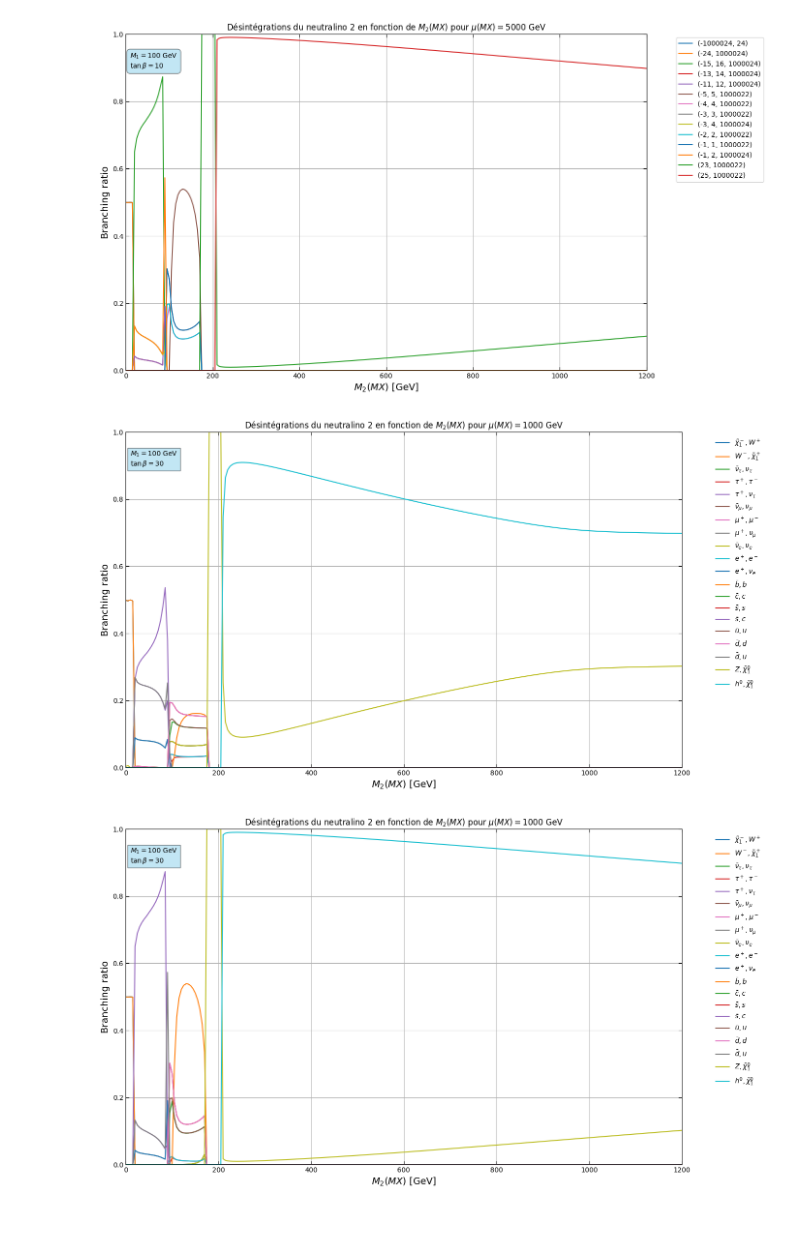
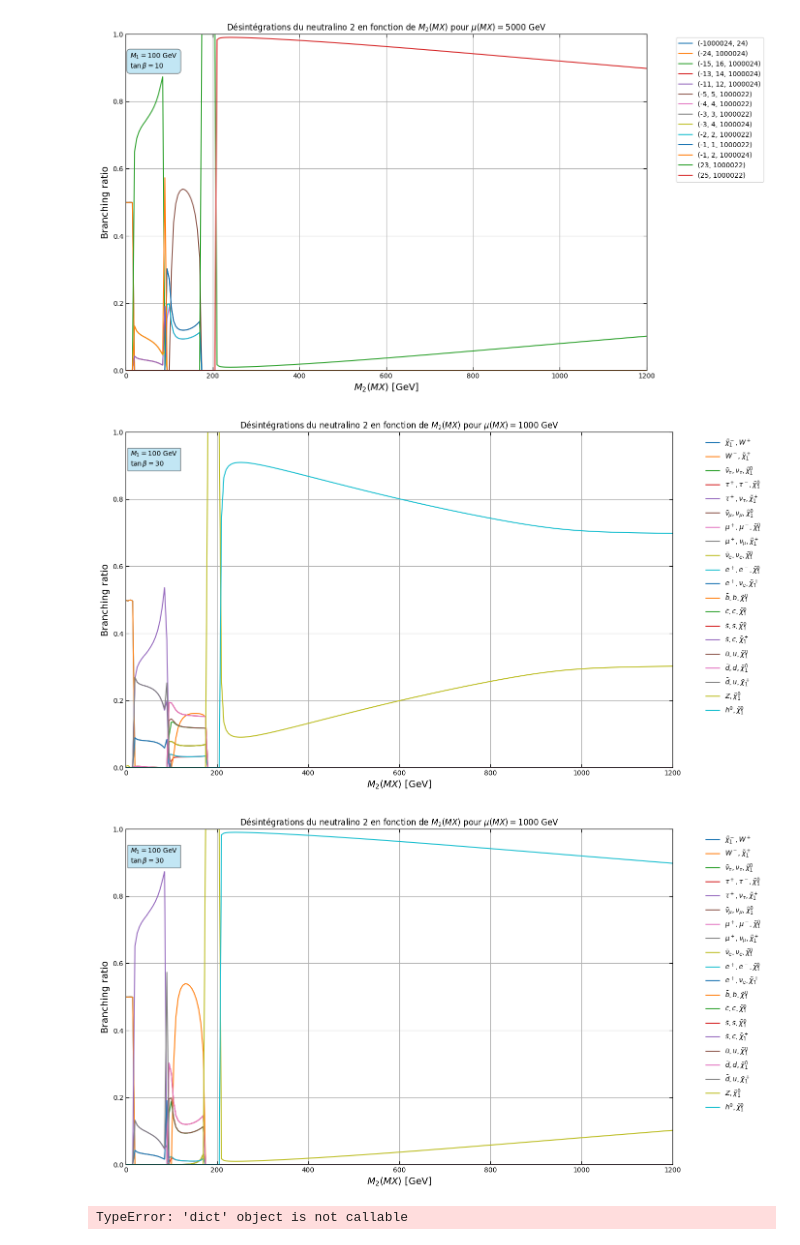
Before and after one commit to Ryudoro/softsusy, a Jupyter notebook: analysis/figure1.ipynb, the cells around one changed output. Saved outputs shown, nothing was run; the diff lists cells and outputs as text; code cells hidden in the pictures.

```diff
--- a/analysis/figure1.ipynb
+++ b/analysis/figure1.ipynb
@@ -267,28 +267,32 @@ particles_names = particles_names()
 # %%
 # Convert the column names of pivot_data_1000 for LaTeX display
 def latex_decay_products_to_names(decay_tuple_str):
     return tuple(particles_names.get(int(pid.strip()), pid.strip()) for pid in decay_tuple_str.strip('()').split(','))
 
 pivot_data_1000.columns = [latex_decay_products_to_names(str(col)) for col in pivot_data_1000.columns]
 
 # Redefine the plotting function with the column names adjusted
 fig = plt.figure(figsize=(14, 8))
 for column in pivot_data_1000.columns:
-    plt.plot(pivot_data_1000.index, pivot_data_1000[column], label=f"${column[0]}, {column[1]}$")
+    #plt.plot(pivot_data_1000.index, pivot_data_1000[column], label=f"${column[0]}, {column[1]}$")
+    if len(column) == 2:
+        plt.plot(pivot_data_1000.index, pivot_data_1000[column], label=f"${column[0]}, {column[1]}$")
+    if len(column) == 3:
+        plt.plot(pivot_data_1000.index, pivot_data_1000[column], label=f"${column[0]}, {column[1]}, {column[2]}$")
 
 plt.text(10, 0.9, r'$M_1 = 100$ GeV' + '\n' + r'$\tan\beta=30$', fontsize=10, bbox=dict(facecolor='skyblue', alpha=0.5))
 plt.title(r'Désintégrations du neutralino 2 en fonction de $M_2(MX)$ pour $\mu(MX) = 1000$ GeV')
 plt.xlabel(r'$M_2(MX)$ [GeV]', fontsize=14)
 plt.ylabel('Branching ratio', fontsize=14)
 plt.legend(bbox_to_anchor=(1.05, 1), loc='upper left', frameon=False)
 plt.grid(True)
 plt.tight_layout()
 plt.tick_params(which='major', length=5, direction='in', bottom=True, top=True, left=True, right=True)
 plt.xlim(0, 1200)
 plt.ylim(0, 1)
 plt.show()
 # %% [output]
-[figure, old version]
+[figure, new version]
 # %%
 # Convert the column names of pivot_data_1000 for LaTeX display
 def latex_decay_products_to_names(decay_tuple_str):
@@ -299,10 +303,14 @@ pivot_data_5000.columns = [latex_decay_products_to_names(str(col)) for col in pi
 # Redefine the plotting function with the column names adjusted
 fig = plt.figure(figsize=(14, 8))
 for column in pivot_data_5000.columns:
-    plt.plot(pivot_data_5000.index, pivot_data_5000[column], label=f"${column[0]}, {column[1]}$")
 
-plt.text(10, 0.9, r'$M_1 = 100$ GeV' + '\n' + r'$\tan\beta=30$', fontsize=10, bbox=dict(facecolor='skyblue', alpha=0.5))
-plt.title(r'Désintégrations du neutralino 2 en fonction de $M_2(MX)$ pour $\mu(MX) = 1000$ GeV')
+    if len(column) == 2:
+        plt.plot(pivot_data_5000.index, pivot_data_5000[column], label=f"${column[0]}, {column[1]}$")
+    if len(column) == 3:
+        plt.plot(pivot_data_5000.index, pivot_data_5000[column], label=f"${column[0]}, {column[1]}, {column[2]}$")
+
+plt.text(10, 0.9, r'$M_1 = 100$ GeV' + '\n' + r'$\tan\beta=10$', fontsize=10, bbox=dict(facecolor='skyblue', alpha=0.5))
+plt.title(r'Désintégrations du neutralino 2 en fonction de $M_2(MX)$ pour $\mu(MX) = 5000$ GeV')
 plt.xlabel(r'$M_2(MX)$ [GeV]', fontsize=14)
 plt.ylabel('Branching ratio', fontsize=14)
 plt.legend(bbox_to_anchor=(1.05, 1), loc='upper left', frameon=False)
@@ -313,4 +321,53 @@ plt.xlim(0, 1200)
 plt.ylim(0, 1)
 plt.show()
 # %% [output]
-[figure, old version]
+[figure, new version]
+# %%
+two_particle_data_1000 = filtered_data_1000[filtered_data_1000['decay_products'].apply(len) == 2]
+grouped_two_particle_1000 = two_particle_data_1000.groupby(['M_2(MX)', 'decay_products']).branching_ratio.sum().reset_index()
+pivot_two_particle_1000 = grouped_two_particle_1000.pivot(index='M_2(MX)', columns='decay_products', values='branching_ratio')
+pivot_two_particle_1000.fillna(0, inplace=True)
+two_particle_data_5000 = filtered_data_5000[filtered_data_5000['decay_products'].apply(len) == 2]
+grouped_two_particle_5000 = two_particle_data_5000.groupby(['M_2(MX)', 'decay_products']).branching_ratio.sum().reset_index()
+pivot_two_particle_5000 = grouped_two_particle_5000.pivot(index='M_2(MX)', columns='decay_products', values='branching_ratio')
+pivot_two_particle_5000.fillna(0, inplace=True)
+
+from particle_name import particles_names
+particles_name = particles_names()
+
+def latex_decay_products_to_names(decay_tuple_str):
+    return tuple(particles_name.get(int(pid.strip()), pid.strip()) for pid in decay_tuple_str.strip('()').split(','))
+
+pivot_data_1000.columns = [latex_decay_products_to_names(str(col)) for col in pivot_data_1000.columns]
+pivot_data_5000.columns = [latex_decay_products_to_names(str(col)) for col in pivot_data_5000.columns]
+
+fig = plt.figure(figsize=(14, 8))
+for column in pivot_data_1000.columns:
+    #plt.plot(pivot_data_1000.index, pivot_data_1000[column], label=f"${column[0]}, {column[1]}$")
+    if len(column) == 2:
+        plt.plot(pivot_data_1000.index, pivot_data_1000[column], label=f"${column[0]}, {column[1]}$")
+    if len(column) == 3:
+        plt.plot(pivot_data_1000.index, pivot_data_1000[column], label=f"${column[0]}, {column[1]}, {column[2]}$")
+
+plt.text(10, 0.9, r'$M_1 = 100$ GeV' + '\n' + r'$\tan\beta=30$', fontsize=10, bbox=dict(facecolor='skyblue', alpha=0.5))
+plt.title(r'Désintégrations du neutralino 2 en fonction de $M_2(MX)$ pour $\mu(MX) = 1000$ GeV et $\mu(MX) = 1000$ GeV')
+plt.xlabel(r'$M_2(MX)$ [GeV]', fontsize=14)
+plt.ylabel('Branching ratio', fontsize=14)
+plt.legend(bbox_to_anchor=(1.05, 1), loc='upper left', frameon=False)
+plt.grid(True)
+plt.tight_layout()
+plt.tick_params(which='major', length=5, direction='in', bottom=True, top=True, left=True, right=True)
+plt.xlim(0, 1200)
+plt.ylim(0, 1)
+
+for column in pivot_data_5000.columns:
+
+    if len(column) == 2:
+        plt.plot(pivot_data_5000.index, pivot_data_5000[column], label=f"${column[0]}, {column[1]}$", linestyle='--')
+    if len(column) == 3:
+        plt.plot(pivot_data_5000.index, pivot_data_5000[column], label=f"${column[0]}, {column[1]}, {column[2]}$", linestyle='--')
+
+
+plt.show()
+# %% [output]
+TypeError: 'dict' object is not callable
```
Also changed, not shown: 1 other file.
